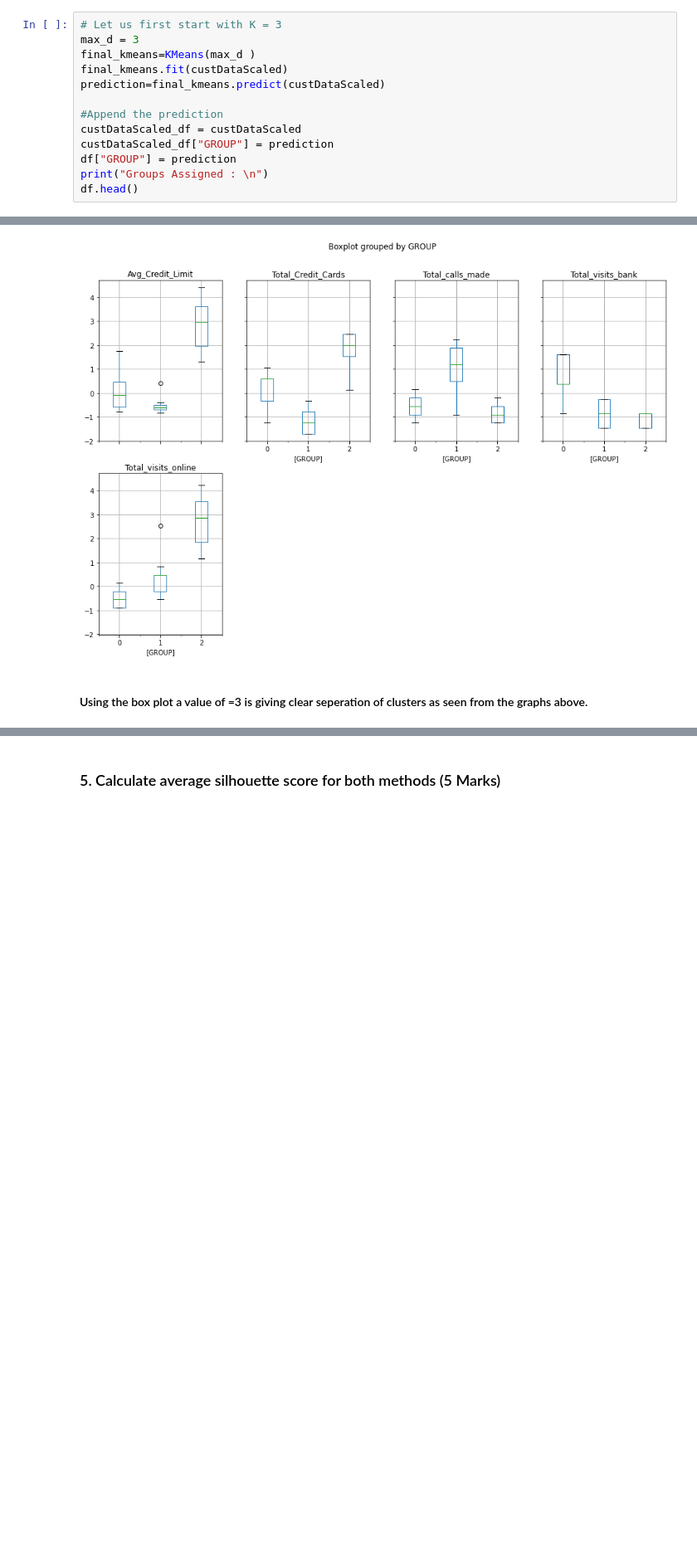
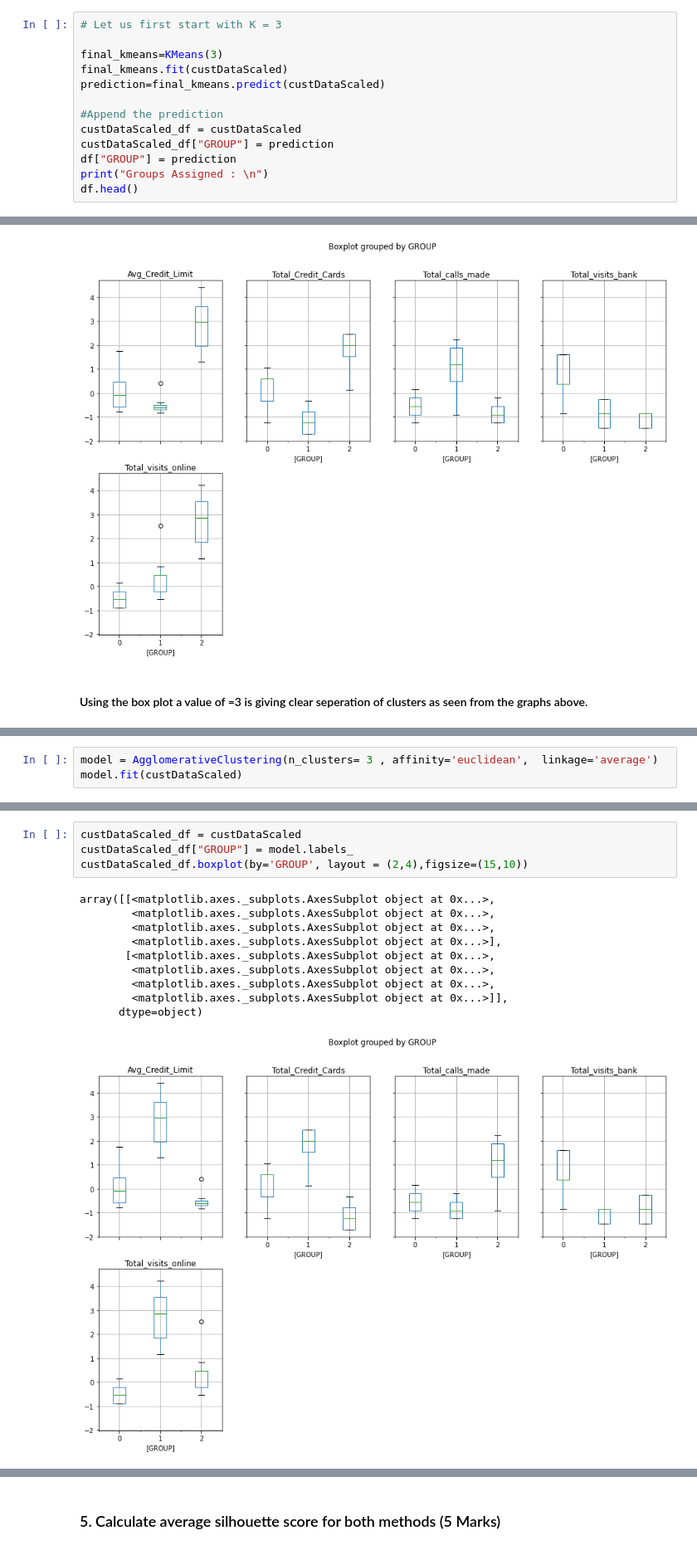
Before and after one commit to GreatLearningAIML1/gl-pgp-aiml-uta-intl-may20-prasadwrites, a Jupyter notebook: Unsupervised Learning/USL-Project_AlllifeCreditCardCustomerSegmentation.ipynb, the cells around one changed output, grey strips where cells are left out. Shown at 83% size. Drawn from its saved outputs; the diff is of its cells as text; blank space fills up the shorter version.

```diff
--- a/Unsupervised Learning/USL-Project_AlllifeCreditCardCustomerSegmentation.ipynb
+++ b/Unsupervised Learning/USL-Project_AlllifeCreditCardCustomerSegmentation.ipynb
@@ -143,8 +149,8 @@ Text(0.5, 1.0, 'Selecting k with the Elbow Method')
 [figure]
 # %%
 # Let us first start with K = 3
-max_d = 3
-final_kmeans=KMeans(max_d )
+
+final_kmeans=KMeans(3)
 final_kmeans.fit(custDataScaled)
 prediction=final_kmeans.predict(custDataScaled)
 
@@ -229,0 +247,3 @@ hcomplete_clusters = fcluster(Z_complete, max_d, criterion='distance')
+# %%
+model = AgglomerativeClustering(n_clusters= 3 , affinity='euclidean',  linkage='average')
+model.fit(custDataScaled)
@@ -229,0 +284,15 @@ hcomplete_clusters = fcluster(Z_complete, max_d, criterion='distance')
+# %%
+custDataScaled_df = custDataScaled
+custDataScaled_df["GROUP"] = model.labels_
+custDataScaled_df.boxplot(by='GROUP', layout = (2,4),figsize=(15,10))
+# %% [output]
+array([[<matplotlib.axes._subplots.AxesSubplot object at 0x...>,
+        <matplotlib.axes._subplots.AxesSubplot object at 0x...>,
+        <matplotlib.axes._subplots.AxesSubplot object at 0x...>,
+        <matplotlib.axes._subplots.AxesSubplot object at 0x...>],
+       [<matplotlib.axes._subplots.AxesSubplot object at 0x...>,
+        <matplotlib.axes._subplots.AxesSubplot object at 0x...>,
+        <matplotlib.axes._subplots.AxesSubplot object at 0x...>,
+        <matplotlib.axes._subplots.AxesSubplot object at 0x...>]],
+      dtype=object)
+[figure, added]
```
Also changed, not shown: parts of 36 cells of this notebook, 2 other files.
